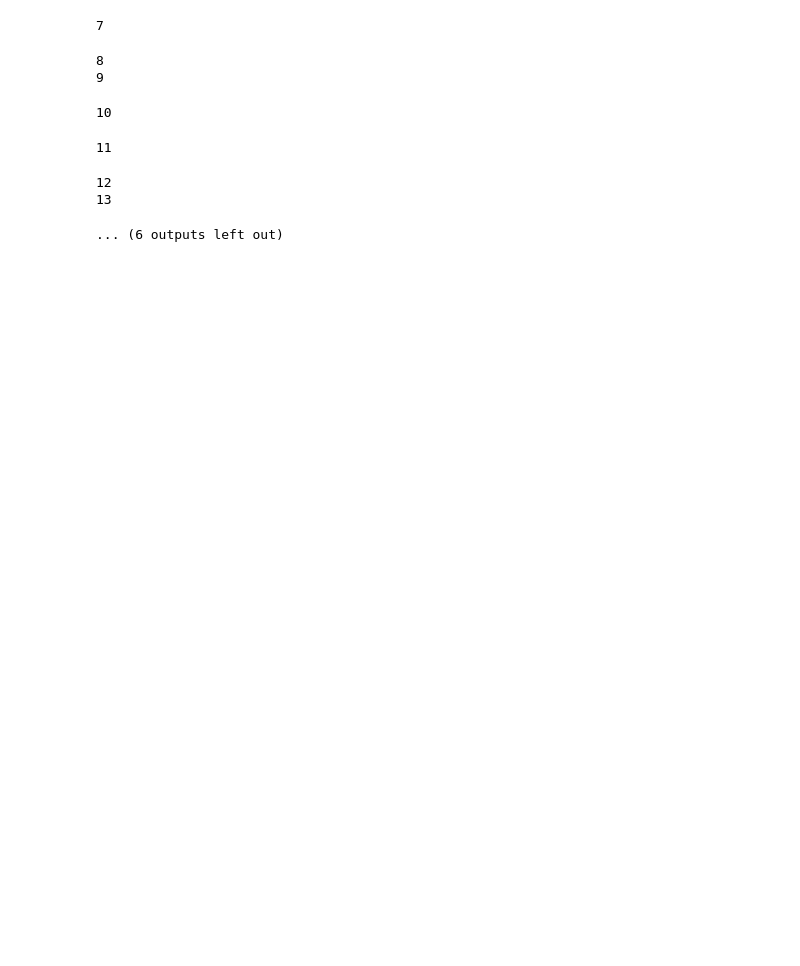
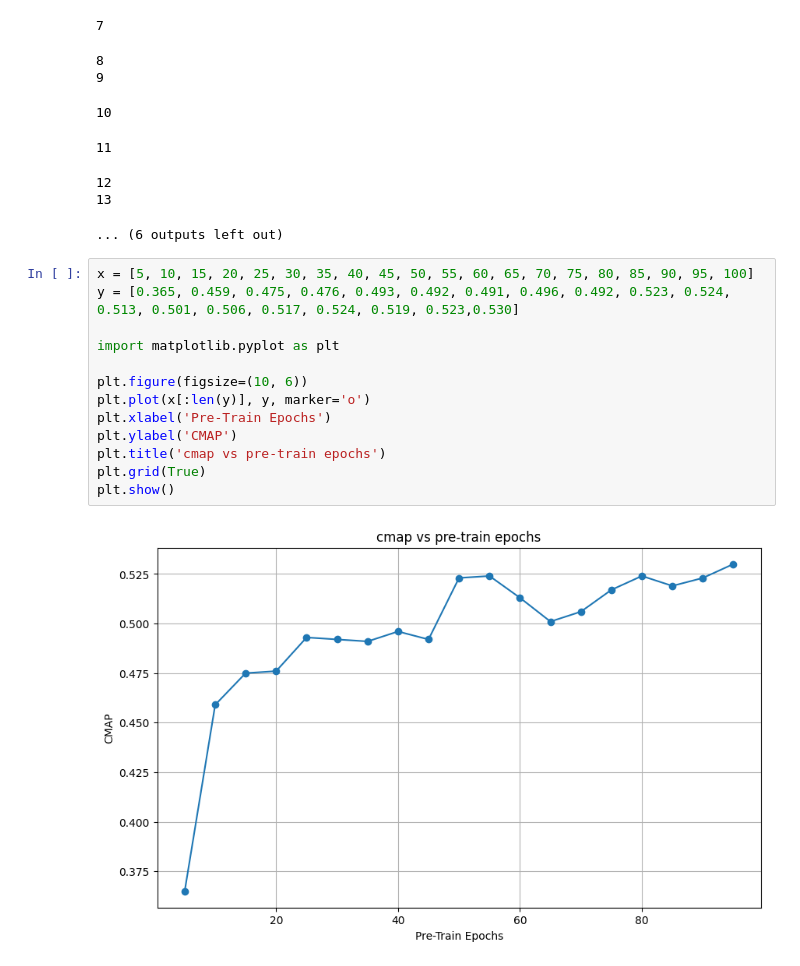
Before and after one commit to houtan-ghaffari/Bird-SSL, a Jupyter notebook: notebooks/compare_class_sizes.ipynb, the cells around one changed output. Cells and saved outputs as stored; diff of their text form; blank space fills up the shorter version.

```diff
--- a/notebooks/compare_class_sizes.ipynb
+++ b/notebooks/compare_class_sizes.ipynb
@@ -171,3 +171,18 @@ smart sampling
 12
 13
 ... (6 outputs left out)
+# %%
+x = [5, 10, 15, 20, 25, 30, 35, 40, 45, 50, 55, 60, 65, 70, 75, 80, 85, 90, 95, 100]
+y = [0.365, 0.459, 0.475, 0.476, 0.493, 0.492, 0.491, 0.496, 0.492, 0.523, 0.524, 0.513, 0.501, 0.506, 0.517, 0.524, 0.519, 0.523,0.530]
+
+import matplotlib.pyplot as plt
+
+plt.figure(figsize=(10, 6))
+plt.plot(x[:len(y)], y, marker='o')
+plt.xlabel('Pre-Train Epochs')
+plt.ylabel('CMAP')
+plt.title('cmap vs pre-train epochs')
+plt.grid(True)
+plt.show()
+# %% [output]
+[figure, added]
```
Also changed, not shown: 27 other files.
